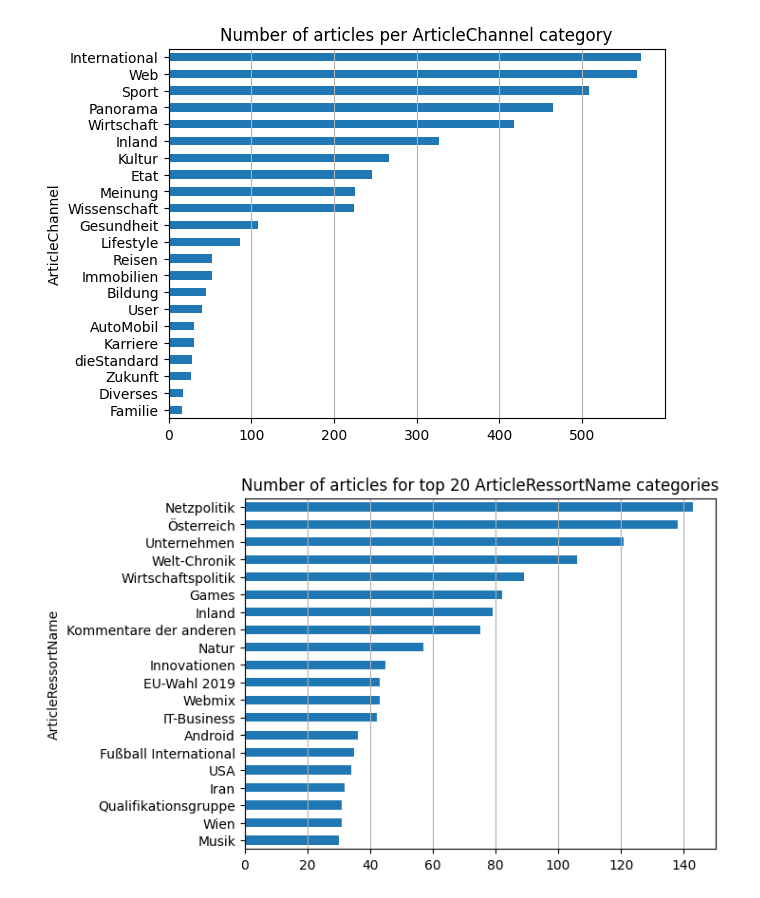
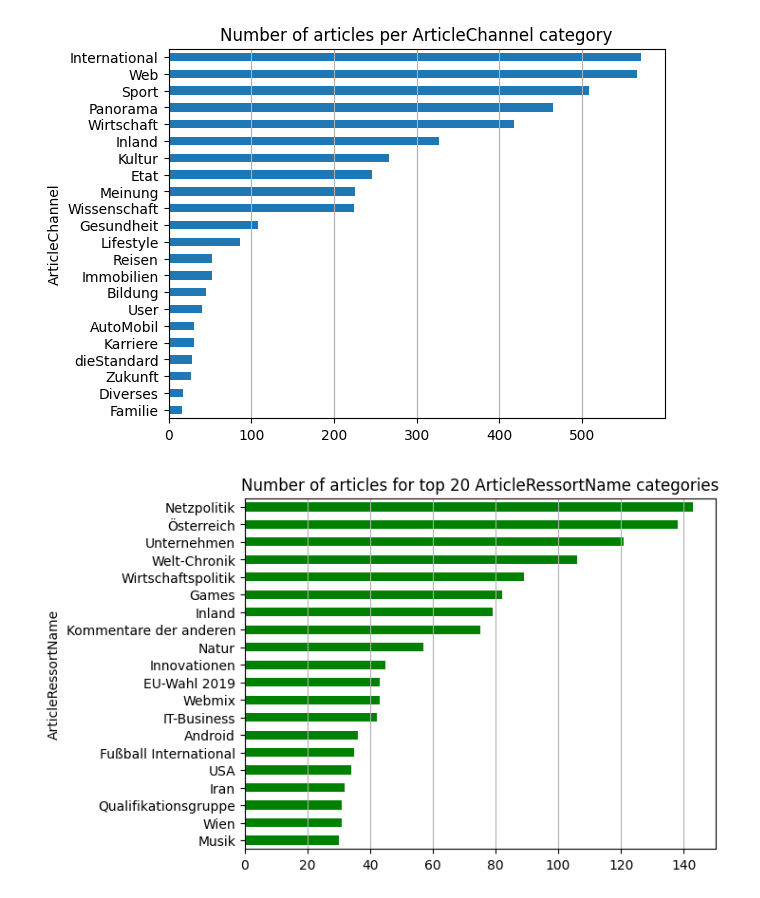
Before and after one commit to RomanGrebnev/sna_link_prediction, a Jupyter notebook: Data exploration.ipynb, the cells around one changed output. Cells and saved outputs as stored; diff of their text form; code cells hidden in the pictures.

```diff
--- a/Data exploration.ipynb
+++ b/Data exploration.ipynb
@@ -102,11 +102,11 @@ plt.show()
 # %% [output]
 [figure]
 # %%
-# Number of articles per ArticleChannel category:
-Acn = postings.groupby('ArticleRessortName')['ID_Article'].nunique().nlargest(20).iloc[::-1]
-Acn.plot(kind='barh')
+# Number of articles by ArticleRessortName category:
+Arn = postings.groupby('ArticleRessortName')['ID_Article'].nunique()
+Arn.nlargest(20).iloc[::-1].plot(kind='barh', color='green')
 plt.title('Number of articles for top 20 ArticleRessortName categories')
 plt.grid(axis='x')
 plt.show()
 # %% [output]
-[figure, old version]
+[figure, new version]
```
Also changed, not shown: parts of 6 cells of this notebook.
